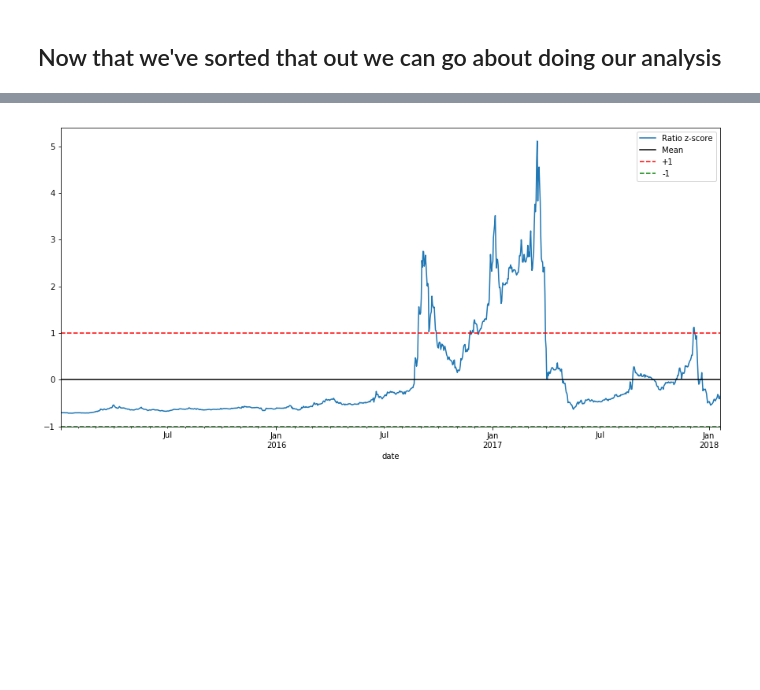
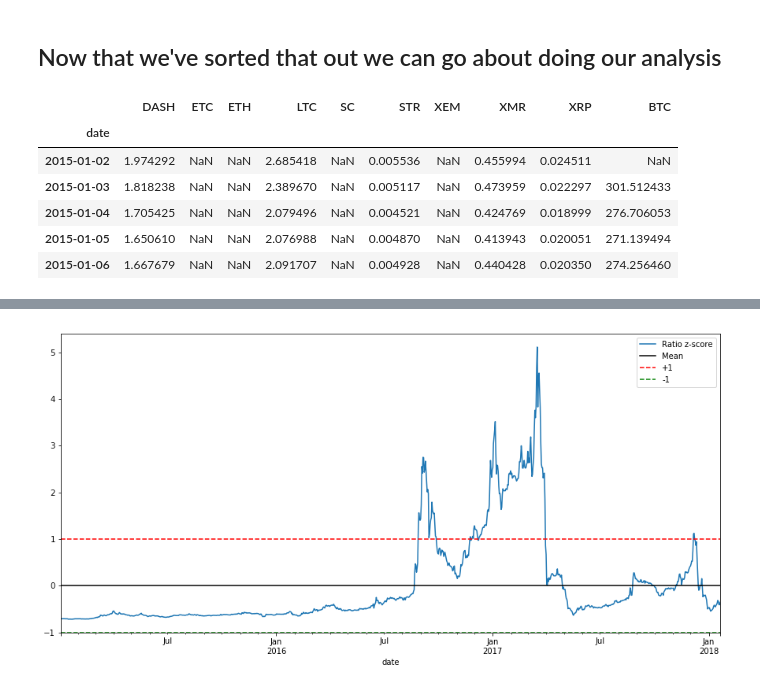
Before and after one commit to eliekawerk/trading, a Jupyter notebook: Crypto_pair_trading.ipynb, the cells around one changed output, grey strips where cells are left out. Cells and saved outputs as stored; diff of their text form; code cells hidden in the pictures; blank space fills up the shorter version.

```diff
--- a/Crypto_pair_trading.ipynb
+++ b/Crypto_pair_trading.ipynb
@@ -172,5 +172,15 @@ Loaded BCHARTS/KRAKENUSD from cache
 
 for altcoin in altcoin_data.keys():
     altcoin_data[altcoin]['price_usd'] =  altcoin_data[altcoin]['weightedAverage'] * btc_usd_datasets['avg_btc_price_usd']
+# %%
+combined_df.head()
+# %% [output]
+|  | DASH | ETC | ETH | LTC | SC | STR | XEM | XMR | XRP | BTC |
+| date |  |  |  |  |  |  |  |  |  |  |
+| 2015-01-02 | 1.974292 | NaN | NaN | 2.685418 | NaN | 0.005536 | NaN | 0.455994 | 0.024511 | NaN |
+| 2015-01-03 | 1.818238 | NaN | NaN | 2.389670 | NaN | 0.005117 | NaN | 0.473959 | 0.022297 | 301.512433 |
+| 2015-01-04 | 1.705425 | NaN | NaN | 2.079496 | NaN | 0.004521 | NaN | 0.424769 | 0.018999 | 276.706053 |
+| 2015-01-05 | 1.650610 | NaN | NaN | 2.076988 | NaN | 0.004870 | NaN | 0.413943 | 0.020051 | 271.139494 |
+| 2015-01-06 | 1.667679 | NaN | NaN | 2.091707 | NaN | 0.004928 | NaN | 0.440428 | 0.020350 | 274.256460 |
 # %%
 combined_df = merge_dfs_on_column(list(altcoin_data.values()), list(altcoin_data.keys()), 'price_usd')
```
Also changed, not shown: parts of 9 cells of this notebook, 4 other files.
